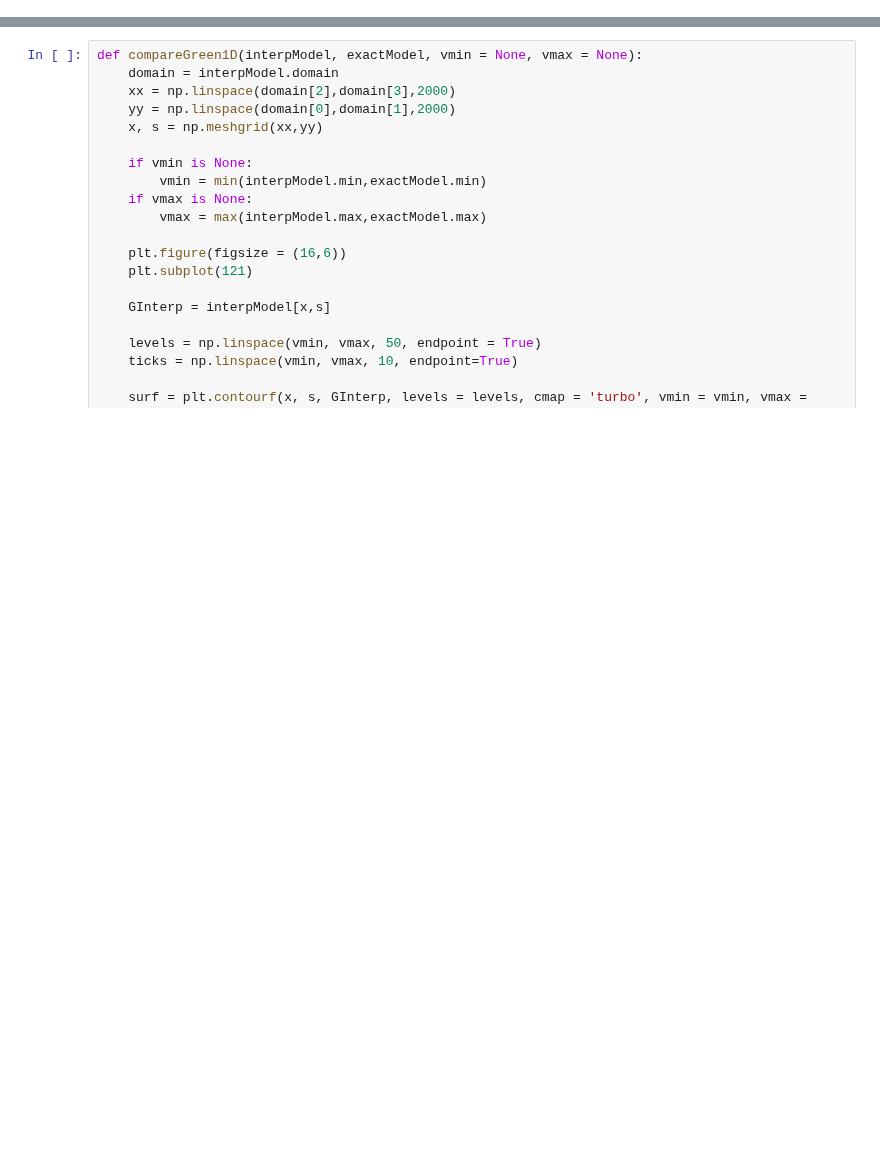
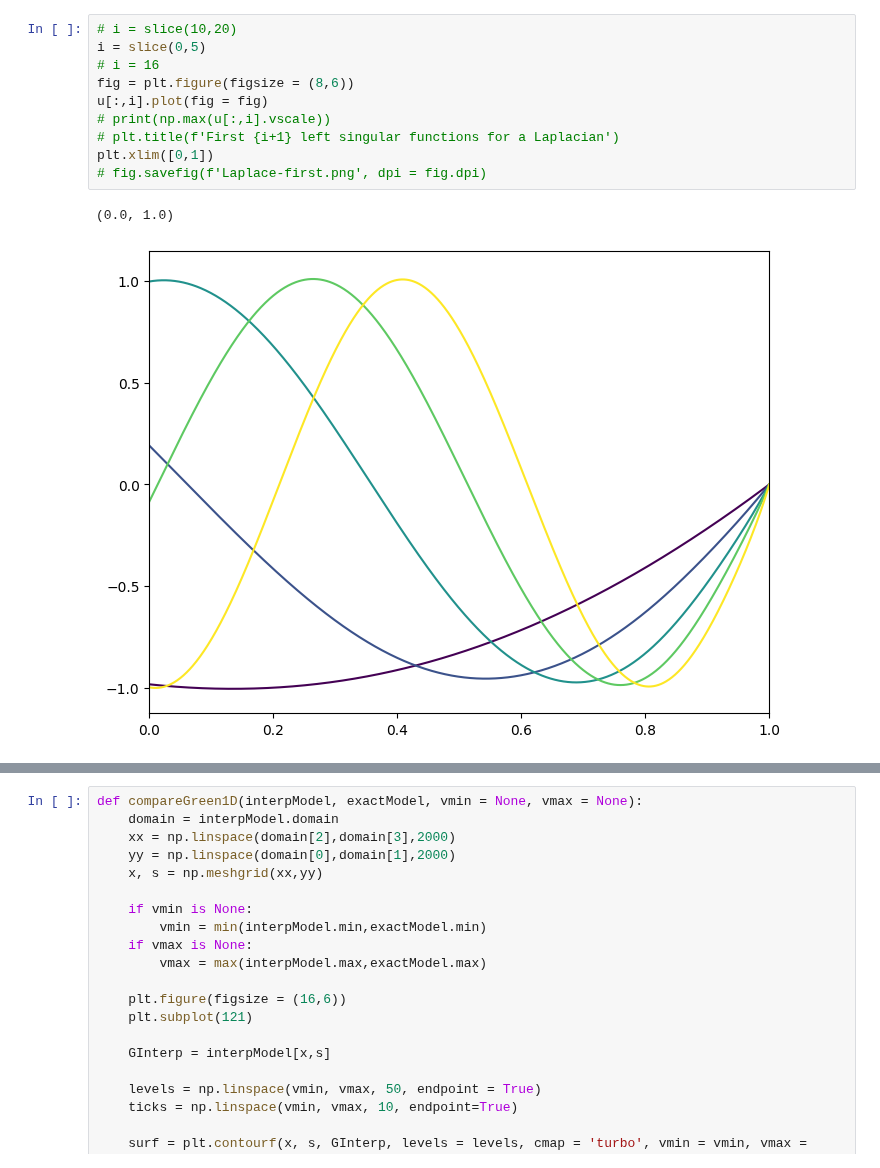
Before and after one commit to hsharsh/chebgreen, a Jupyter notebook: examples/advection_diffusion.ipynb, the cells around one changed output, grey strips where cells are left out. Saved outputs shown, nothing was run; the diff lists cells and outputs as text; blank space fills up the shorter version.

```diff
--- a/examples/advection_diffusion.ipynb
+++ b/examples/advection_diffusion.ipynb
@@ -54,2 +119,15 @@ plt.xlim([-1,1])
+# %%
+# i = slice(10,20)
+i = slice(0,5)
+# i = 16
+fig = plt.figure(figsize = (8,6))
+u[:,i].plot(fig = fig)
+# print(np.max(u[:,i].vscale))
+# plt.title(f'First {i+1} left singular functions for a Laplacian')
+plt.xlim([0,1])
+# fig.savefig(f'Laplace-first.png', dpi = fig.dpi)
+# %% [output]
+(0.0, 1.0)
+[figure, added]
 # %%
 %%time
```
Also changed, not shown: parts of 20 cells of this notebook, 5 other files.
